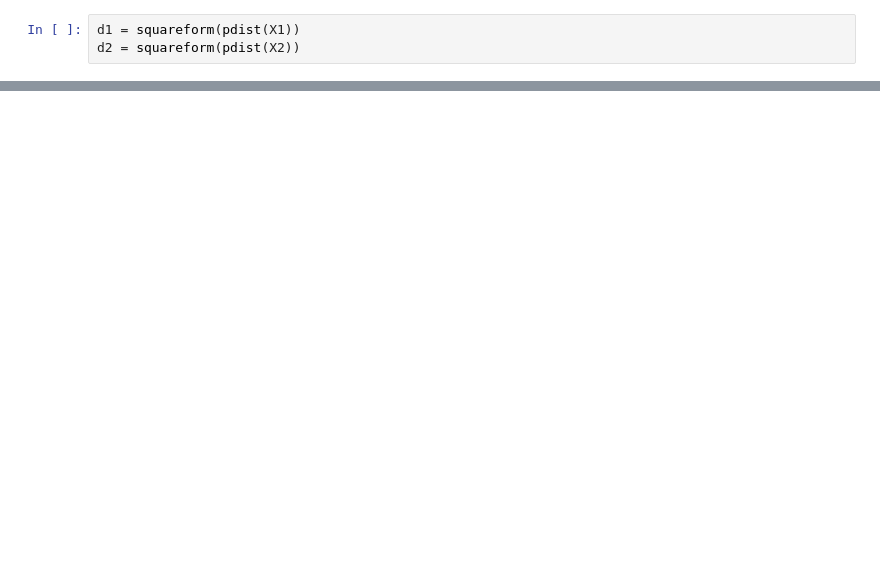
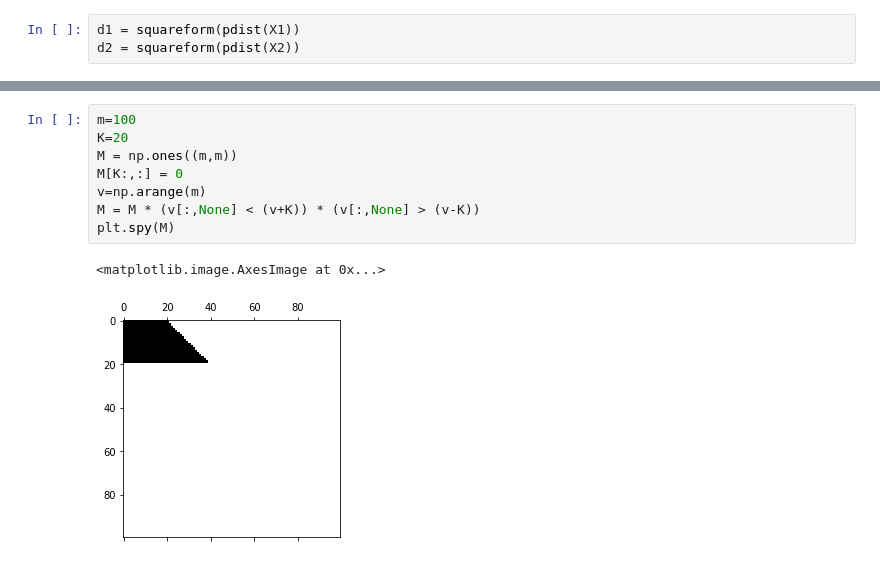
Before and after one commit to mahdiou-diallo/Projet_Red_Dim, a Jupyter notebook: eval.ipynb, the cells around one changed output, grey strips where cells are left out. Cells and saved outputs as stored; diff of their text form; blank space fills up the shorter version.

```diff
--- a/eval.ipynb
+++ b/eval.ipynb
@@ -160,0 +440,11 @@ Wall time: 1min 27s
+# %%
+m=100
+K=20
+M = np.ones((m,m))
+M[K:,:] = 0
+v=np.arange(m)
+M = M * (v[:,None] < (v+K)) * (v[:,None] > (v-K))
+plt.spy(M)
+# %% [output]
+<matplotlib.image.AxesImage at 0x...>
+[figure, added]
```
Also changed, not shown: parts of 26 cells of this notebook, 22 other files.
